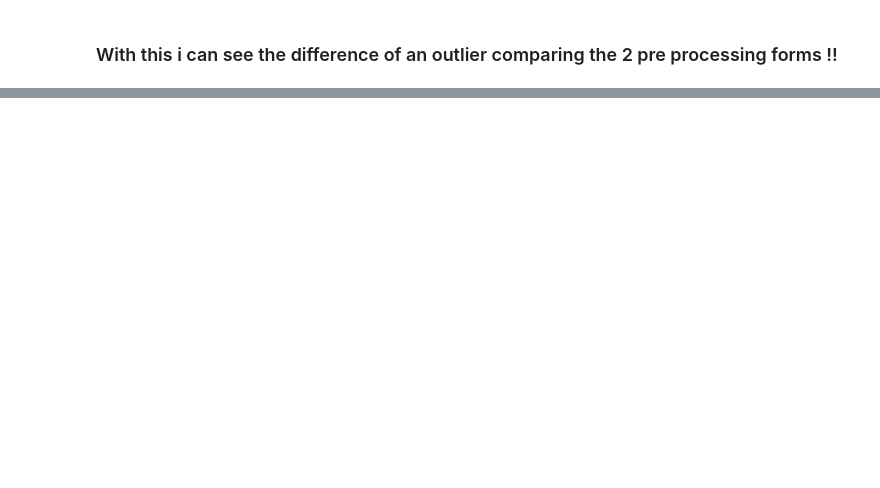
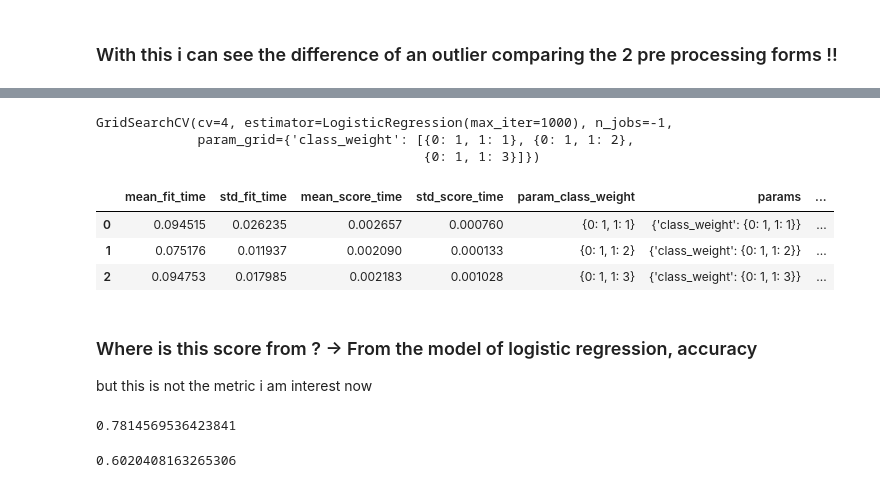
Before and after one commit to victorhrls/scikit-learn-intro, a Jupyter notebook: scikit_init.ipynb, the cells around one changed output, grey strips where cells are left out. Saved outputs shown, nothing was run; the diff lists cells and outputs as text; code cells hidden in the pictures; blank space fills up the shorter version.

Commit message:
Metrics

```diff
--- a/scikit_init.ipynb
+++ b/scikit_init.ipynb
@@ -334,0 +435,6 @@ plot_trans(scaler= QuantileTransformer(n_quantiles=100))
+# %%
+X = df.drop(columns=['Time','Amount', 'Class'])
+y= df["Class"].values
+
+
+print(f"The X features has {X.shape} shape, while the Y has {y.shape}, and y has {y.sum()} fraud cases")
@@ -334,0 +445,3 @@ plot_trans(scaler= QuantileTransformer(n_quantiles=100))
+# %%
+mod = LogisticRegression(max_iter= 1000)
+mod.fit(X,y).predict(X).sum()
@@ -334,0 +452,9 @@ plot_trans(scaler= QuantileTransformer(n_quantiles=100))
+# %%
+# With class weight
+
+mod = LogisticRegression(max_iter= 1000, class_weight={0:1,1:2})
+# class 0 - non fraud, has weight 1
+# Class 1 - fraud, has weight 2 -> Get more fraud selected
+mod.fit(X,y).predict(X).sum()
+
+# Thus ,a setting to optimize is class_weight
@@ -334,0 +488,36 @@ plot_trans(scaler= QuantileTransformer(n_quantiles=100))
+# %%
+# Time to GridSearchCV
+
+grid = GridSearchCV(
+        estimator= LogisticRegression(max_iter=1000),
+        param_grid={'class_weight': [{0:1,1:v}for v in range(1,4)]},
+        cv=4,
+        n_jobs = -1 # occurs in paralel
+
+)
+
+grid.fit(X,y)
+# %% [output]
+GridSearchCV(cv=4, estimator=LogisticRegression(max_iter=1000), n_jobs=-1,
+             param_grid={'class_weight': [{0: 1, 1: 1}, {0: 1, 1: 2},
+                                          {0: 1, 1: 3}]})
+# %%
+pd.DataFrame(grid.cv_results_)
+# %% [output]
+|  | mean_fit_time | std_fit_time | mean_score_time | std_score_time | param_class_weight | params | ... |
+| 0 | 0.094515 | 0.026235 | 0.002657 | 0.000760 | {0: 1, 1: 1} | {'class_weight': {0: 1, 1: 1}} | ... |
+| 1 | 0.075176 | 0.011937 | 0.002090 | 0.000133 | {0: 1, 1: 2} | {'class_weight': {0: 1, 1: 2}} | ... |
+| 2 | 0.094753 | 0.017985 | 0.002183 | 0.001028 | {0: 1, 1: 3} | {'class_weight': {0: 1, 1: 3}} | ... |
+# %% [markdown]
+### Where is this score from ? -> From the model of logistic regression, accuracy
+
+
+but this is not the metric i am interest now
+# %%
+precision_score(y, grid.predict(X)) #true value and predicted
+# %% [output]
+0.7814569536423841
+# %%
+recall_score(y,grid.predict(X)) # true value and predicted
+# %% [output]
+0.6020408163265306
```
Also changed, not shown: parts of 29 cells of this notebook.
